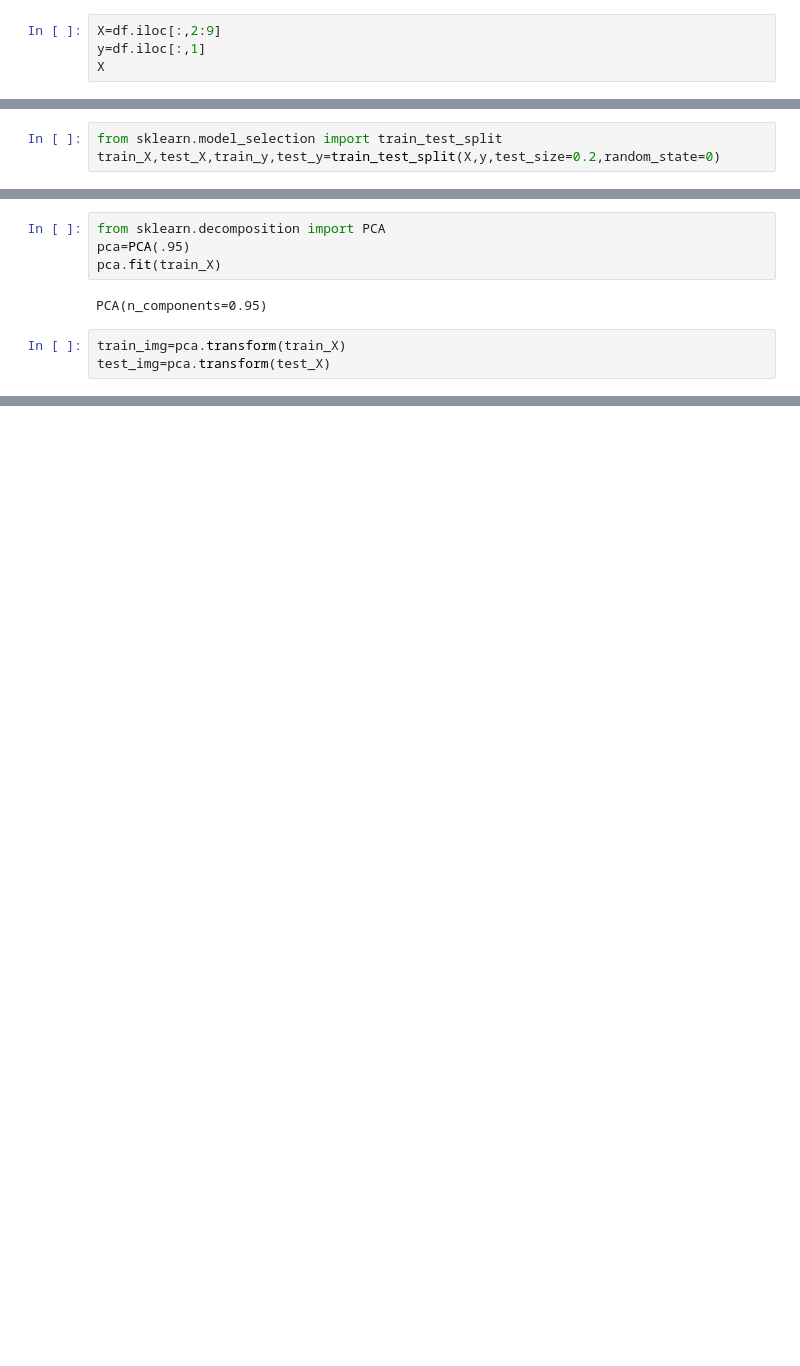
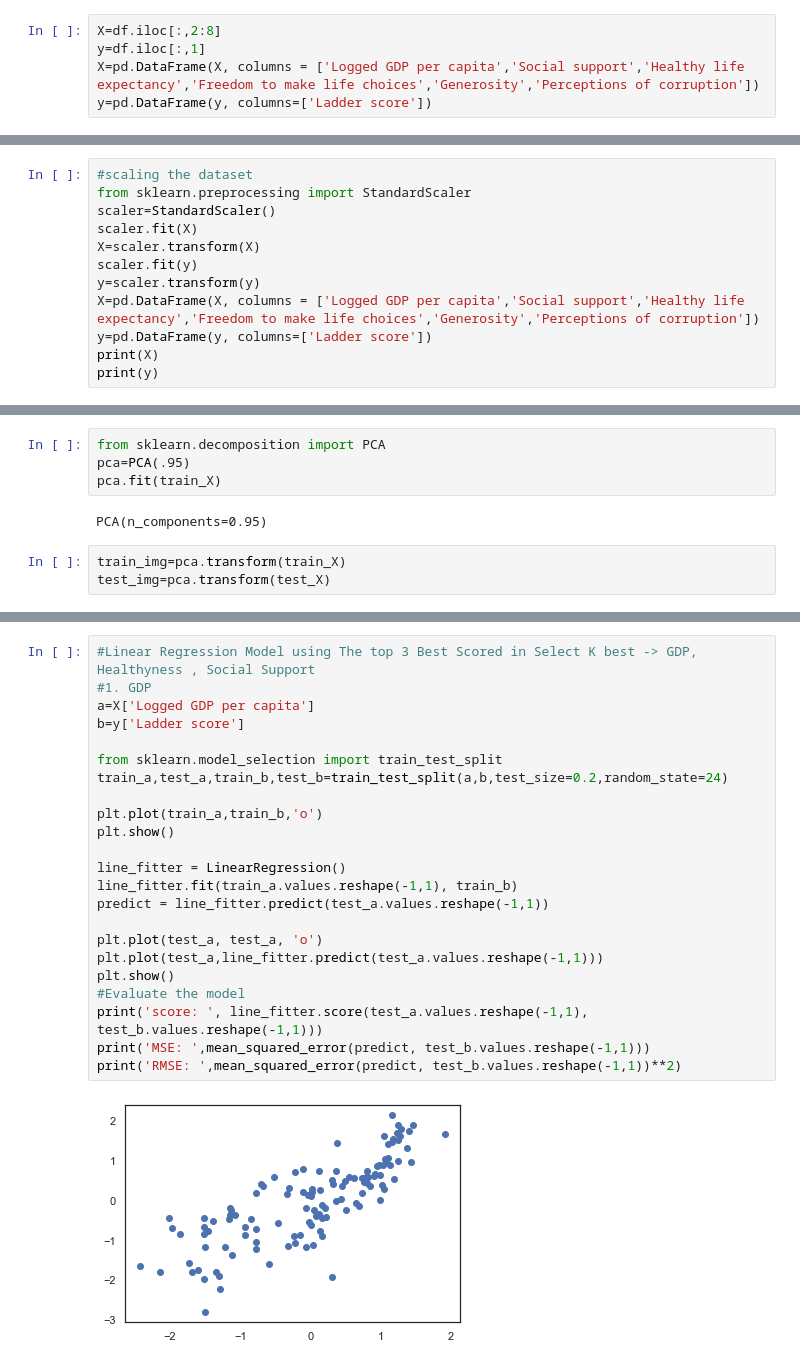
Before and after one commit to Owen-Choi/DataScienceProject, a Jupyter notebook: Untitled1 (1) (1).ipynb, the cells around one changed output, grey strips where cells are left out. Saved outputs shown, nothing was run; the diff lists cells and outputs as text; blank space fills up the shorter version.

Commit message:
Linear Regression

```diff
--- a/Untitled1 (1) (1).ipynb
+++ b/Untitled1 (1) (1).ipynb
@@ -181,6 +279,7 @@ df
 | 148 | Afghanistan | 2.523 | 7.695 | 0.463 | 52.493 | ... |
 149 rows × 25 columns
 # %%
-X=df.iloc[:,2:9]
+X=df.iloc[:,2:8]
 y=df.iloc[:,1]
-X
+X=pd.DataFrame(X, columns = ['Logged GDP per capita','Social support','Healthy life expectancy','Freedom to make life choices','Generosity','Perceptions of corruption'])
+y=pd.DataFrame(y, columns=['Ladder score'])
@@ -201,3 +286,12 @@ X
 # %%
-from sklearn.model_selection import train_test_split
-train_X,test_X,train_y,test_y=train_test_split(X,y,test_size=0.2,random_state=0)
+#scaling the dataset
+from sklearn.preprocessing import StandardScaler
+scaler=StandardScaler()
+scaler.fit(X)
+X=scaler.transform(X)
+scaler.fit(y)
+y=scaler.transform(y)
+X=pd.DataFrame(X, columns = ['Logged GDP per capita','Social support','Healthy life expectancy','Freedom to make life choices','Generosity','Perceptions of corruption'])
+y=pd.DataFrame(y, columns=['Ladder score'])
+print(X)
+print(y)
@@ -218,0 +346,25 @@ test_img=pca.transform(test_X)
+# %%
+#Linear Regression Model using The top 3 Best Scored in Select K best -> GDP, Healthyness , Social Support
+#1. GDP
+a=X['Logged GDP per capita']
+b=y['Ladder score']
+
+from sklearn.model_selection import train_test_split
+train_a,test_a,train_b,test_b=train_test_split(a,b,test_size=0.2,random_state=24)
+
+plt.plot(train_a,train_b,'o')
+plt.show()
+
+line_fitter = LinearRegression()
+line_fitter.fit(train_a.values.reshape(-1,1), train_b)
+predict = line_fitter.predict(test_a.values.reshape(-1,1))
+
+plt.plot(test_a, test_a, 'o')
+plt.plot(test_a,line_fitter.predict(test_a.values.reshape(-1,1)))
+plt.show()
+#Evaluate the model
+print('score: ', line_fitter.score(test_a.values.reshape(-1,1), test_b.values.reshape(-1,1)))
+print('MSE: ',mean_squared_error(predict, test_b.values.reshape(-1,1)))
+print('RMSE: ',mean_squared_error(predict, test_b.values.reshape(-1,1))**2)
+# %% [output]
+[figure, added]
```
Also changed, not shown: parts of 20 cells of this notebook.
